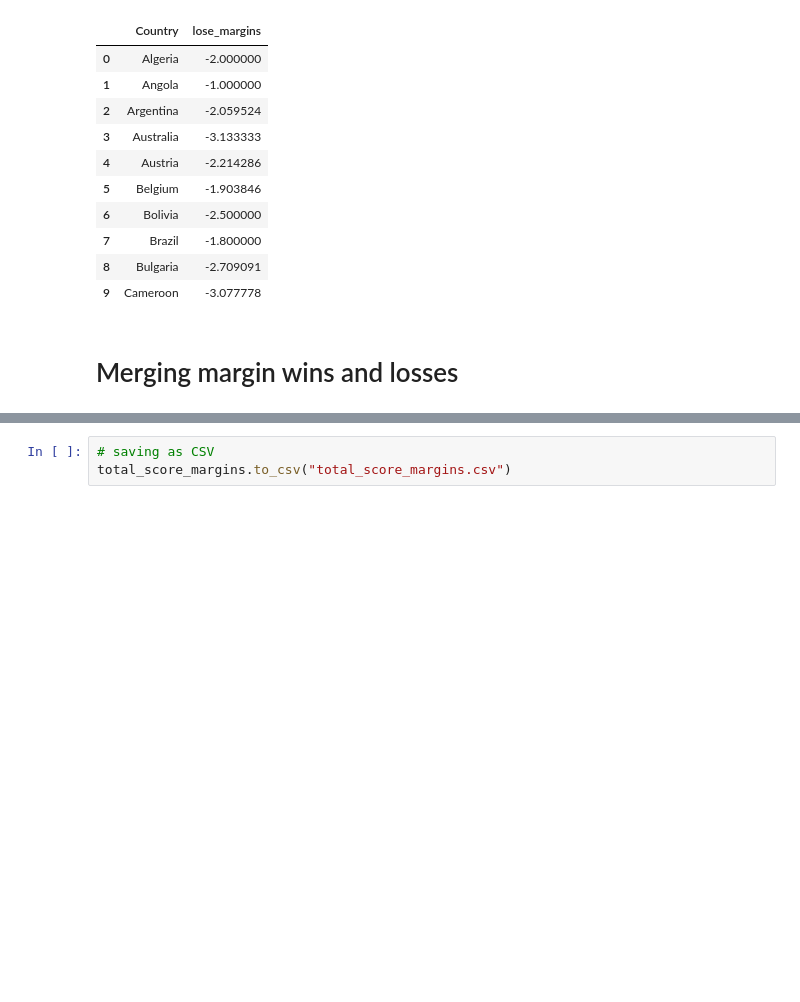
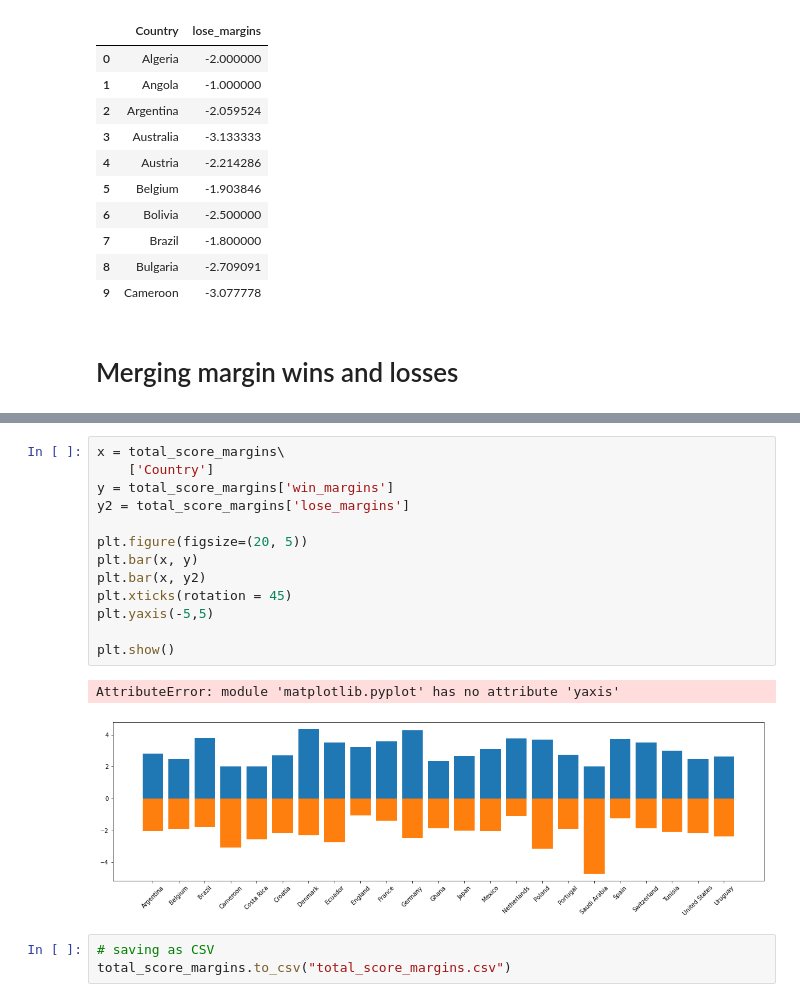
Before and after one commit to madelynbaker/2022-World-Cup-Prediction, a Jupyter notebook: Features/total_wins.ipynb, the cells around one changed output, grey strips where cells are left out. Drawn from its saved outputs; the diff is of its cells as text; blank space fills up the shorter version.

```diff
--- a/total_wins.ipynb
+++ b/Features/total_wins.ipynb
@@ -215,3 +223,19 @@ total_score_margins.head(10)
+# %%
+x = total_score_margins\
+    ['Country']
+y = total_score_margins['win_margins']
+y2 = total_score_margins['lose_margins']
+
+plt.figure(figsize=(20, 5))
+plt.bar(x, y)
+plt.bar(x, y2)
+plt.xticks(rotation = 45)
+plt.yaxis(-5,5)
+
+plt.show()
+# %% [output]
+AttributeError: module 'matplotlib.pyplot' has no attribute 'yaxis'
+[figure, added]
 # %%
 # saving as CSV
 total_score_margins.to_csv("total_score_margins.csv")
```
Also changed, not shown: parts of 5 cells of this notebook, 12 other files.
